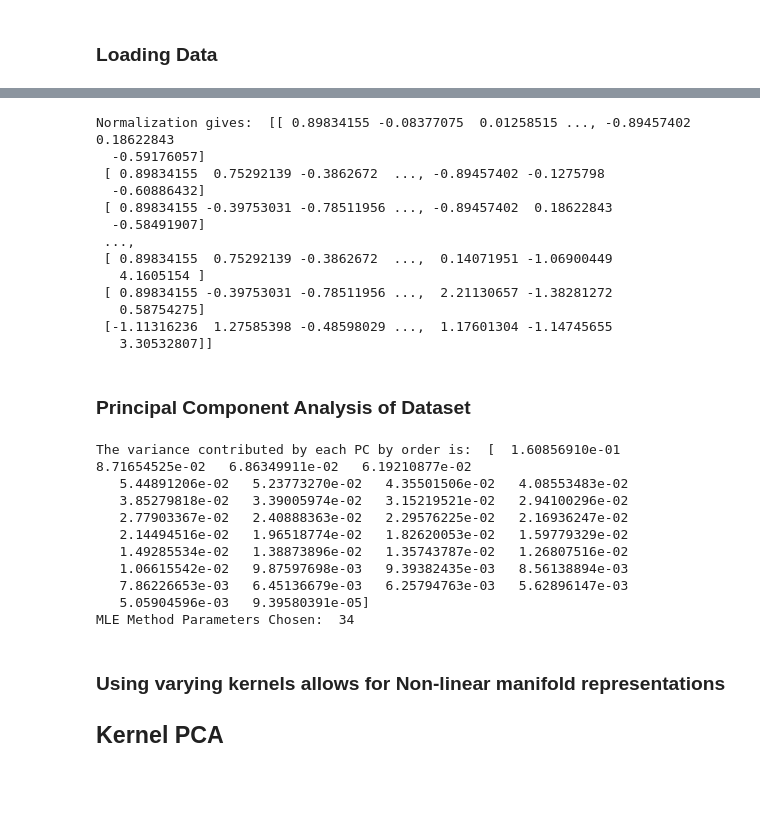
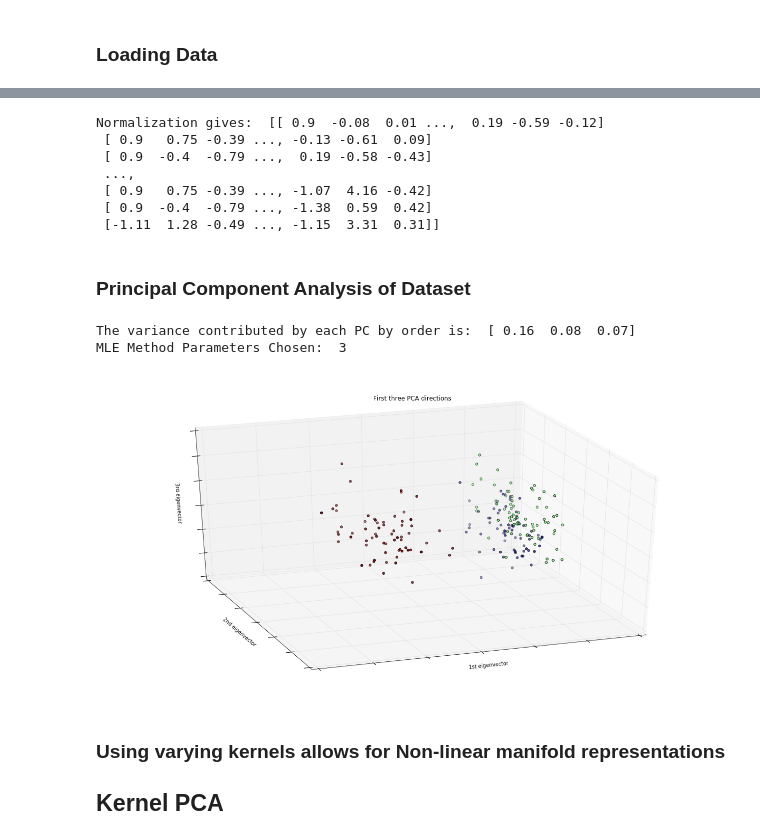
Before and after one commit to shikhar-srivastava/PhilipsHackabout, a Jupyter notebook: notebooks/PCA Visualization and Classification.ipynb, the cells around one changed output, grey strips where cells are left out. Saved outputs shown, nothing was run; the diff lists cells and outputs as text; code cells hidden in the pictures; blank space fills up the shorter version.

```diff
--- a/notebooks/PCA Visualization and Classification.ipynb
+++ b/notebooks/PCA Visualization and Classification.ipynb
@@ -19,7 +19,12 @@ f = open(filename)
 f.readline()  # skip the header
 data =  np.loadtxt(fname = f, delimiter = ',',dtype='double')
 Y = data[:,0]
-X = data[:, 1:data.shape[1]-1]  # we only take the first two features.
+X = data[:, 1:data.shape[1]]
+
+# Reading the labels now
+f= open(filename)
+labels_=np.loadtxt(fname=f,delimiter=',',dtype='string')
+labels_=labels_[0,1:]
 # %%
 print 'X: ',X
 print 'Y: ',Y
@@ -52,54 +67,41 @@ X = (X - mean) / std
 # Post Normalization
 print 'Normalization gives: ',X
 # %% [output]
-Normalization gives:  [[ 0.89834155 -0.08377075  0.01258515 ..., -0.89457402  0.18622843
-  -0.59176057]
- [ 0.89834155  0.75292139 -0.3862672  ..., -0.89457402 -0.1275798
-  -0.60886432]
- [ 0.89834155 -0.39753031 -0.78511956 ..., -0.89457402  0.18622843
-  -0.58491907]
+Normalization gives:  [[ 0.9  -0.08  0.01 ...,  0.19 -0.59 -0.12]
+ [ 0.9   0.75 -0.39 ..., -0.13 -0.61  0.09]
+ [ 0.9  -0.4  -0.79 ...,  0.19 -0.58 -0.43]
  ...,
- [ 0.89834155  0.75292139 -0.3862672  ...,  0.14071951 -1.06900449
-   4.1605154 ]
- [ 0.89834155 -0.39753031 -0.78511956 ...,  2.21130657 -1.38281272
-   0.58754275]
- [-1.11316236  1.27585398 -0.48598029 ...,  1.17601304 -1.14745655
-   3.30532807]]
+ [ 0.9   0.75 -0.39 ..., -1.07  4.16 -0.42]
+ [ 0.9  -0.4  -0.79 ..., -1.38  0.59  0.42]
+ [-1.11  1.28 -0.49 ..., -1.15  3.31  0.31]]
 # %% [markdown]
 ### Principal Component Analysis of Dataset
 # %%
 # To getter a better understanding of interaction of the dimensions
 # plot the first three PCA dimensions
 fig = plt.figure(1, figsize=(18, 10))
 ax = Axes3D(fig, elev=-150, azim=110)
 # Replace mle with any number of components desired for analysis
 
-PCA_var = PCA(n_components='mle')
+PCA_var = PCA(n_components=3)
 X_reduced =PCA_var.fit_transform(X)
 print 'The variance contributed by each PC by order is: ',PCA_var.explained_variance_ratio_
 print 'MLE Method Parameters Chosen: ',PCA_var.n_components_
 ax.scatter(X_reduced[:, 0], X_reduced[:, 1], X_reduced[:, 2], c=Y)
 # for Default colormap: Class 0: Blue Class 1: Green Class 2: Red
 ax.set_title("First three PCA directions")
 ax.set_xlabel("1st eigenvector")
 ax.w_xaxis.set_ticklabels([])
 ax.set_ylabel("2nd eigenvector")
 ax.w_yaxis.set_ticklabels([])
 ax.set_zlabel("3rd eigenvector")
 ax.w_zaxis.set_ticklabels([])
 ax.legend(loc="lower right")
 plt.show()
 # %% [output]
-The variance contributed by each PC by order is:  [  1.60856910e-01   8.71654525e-02   6.86349911e-02   6.19210877e-02
-   5.44891206e-02   5.23773270e-02   4.35501506e-02   4.08553483e-02
-   3.85279818e-02   3.39005974e-02   3.15219521e-02   2.94100296e-02
-   2.77903367e-02   2.40888363e-02   2.29576225e-02   2.16936247e-02
-   2.14494516e-02   1.96518774e-02   1.82620053e-02   1.59779329e-02
-   1.49285534e-02   1.38873896e-02   1.35743787e-02   1.26807516e-02
-   1.06615542e-02   9.87597698e-03   9.39382435e-03   8.56138894e-03
-   7.86226653e-03   6.45136679e-03   6.25794763e-03   5.62896147e-03
-   5.05904596e-03   9.39580391e-05]
-MLE Method Parameters Chosen:  34
+The variance contributed by each PC by order is:  [ 0.16  0.08  0.07]
+MLE Method Parameters Chosen:  3
+[figure, added]
 # %% [markdown]
 ### Using varying kernels allows for Non-linear manifold representations
 
```
Also changed, not shown: parts of 4 cells of this notebook, 9 other files.
